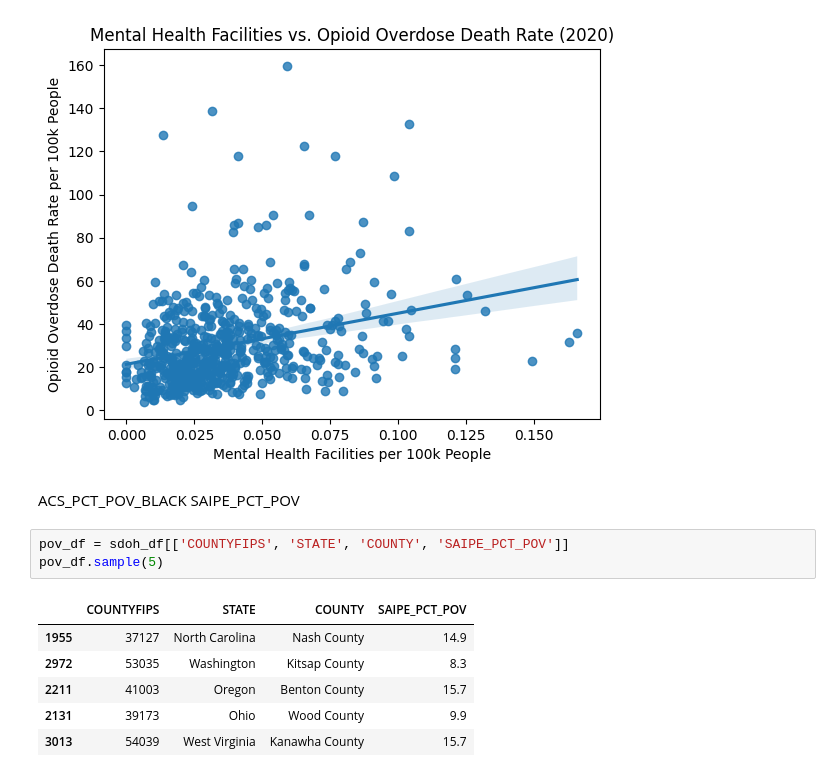
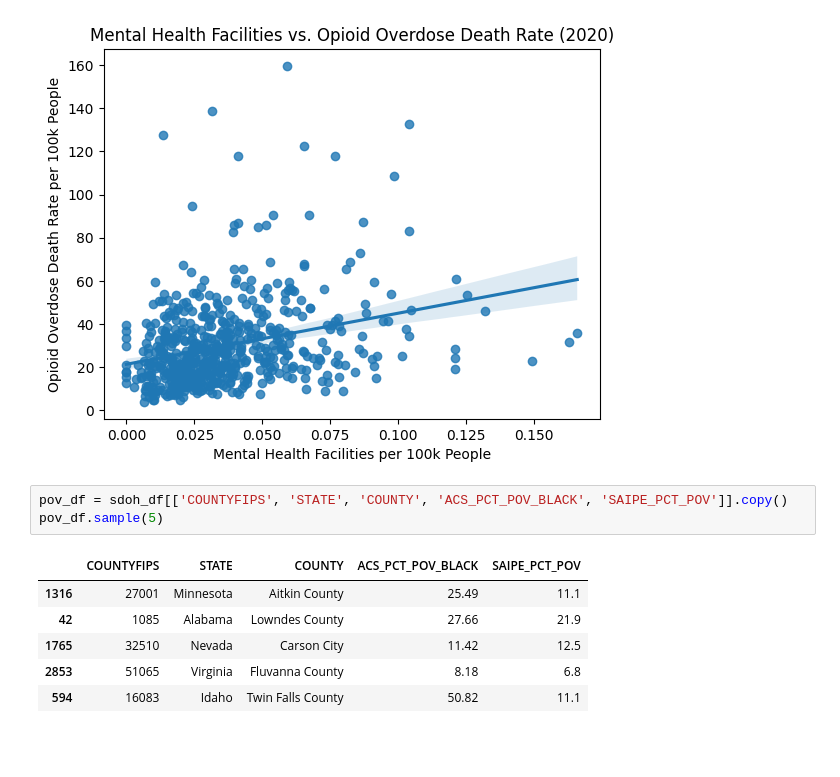
Before and after one commit to Ludougan123234/624-project, a Jupyter notebook: state_level_analysis.ipynb, the cells around one changed output. Saved outputs shown, nothing was run; the diff lists cells and outputs as text; blank space fills up the shorter version.

```diff
--- a/state_level_analysis.ipynb
+++ b/state_level_analysis.ipynb
@@ -181,16 +181,13 @@ plt.ylabel('Opioid Overdose Death Rate per 100k People')
 # %% [output]
 Text(0, 0.5, 'Opioid Overdose Death Rate per 100k People')
 [figure]
-# %% [markdown]
-ACS_PCT_POV_BLACK
-SAIPE_PCT_POV
 # %%
-pov_df = sdoh_df[['COUNTYFIPS', 'STATE', 'COUNTY', 'SAIPE_PCT_POV']]
+pov_df = sdoh_df[['COUNTYFIPS', 'STATE', 'COUNTY', 'ACS_PCT_POV_BLACK', 'SAIPE_PCT_POV']].copy()
 pov_df.sample(5)
 # %% [output]
-|  | COUNTYFIPS | STATE | COUNTY | SAIPE_PCT_POV |
-| 1955 | 37127 | North Carolina | Nash County | 14.9 |
-| 2972 | 53035 | Washington | Kitsap County | 8.3 |
-| 2211 | 41003 | Oregon | Benton County | 15.7 |
-| 2131 | 39173 | Ohio | Wood County | 9.9 |
-| 3013 | 54039 | West Virginia | Kanawha County | 15.7 |
+|  | COUNTYFIPS | STATE | COUNTY | ACS_PCT_POV_BLACK | SAIPE_PCT_POV |
+| 1316 | 27001 | Minnesota | Aitkin County | 25.49 | 11.1 |
+| 42 | 1085 | Alabama | Lowndes County | 27.66 | 21.9 |
+| 1765 | 32510 | Nevada | Carson City | 11.42 | 12.5 |
+| 2853 | 51065 | Virginia | Fluvanna County | 8.18 | 6.8 |
+| 594 | 16083 | Idaho | Twin Falls County | 50.82 | 11.1 |
```
Also changed, not shown: parts of 5 cells of this notebook.
